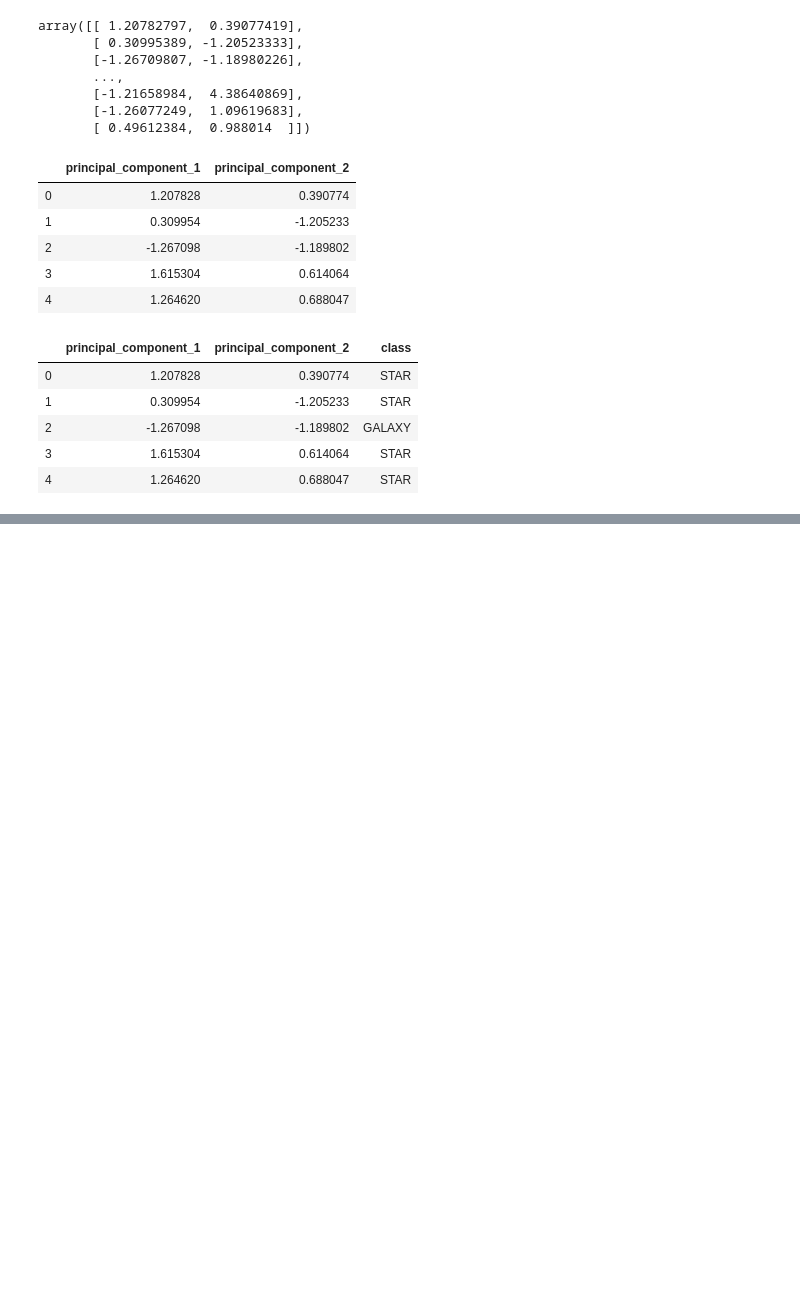
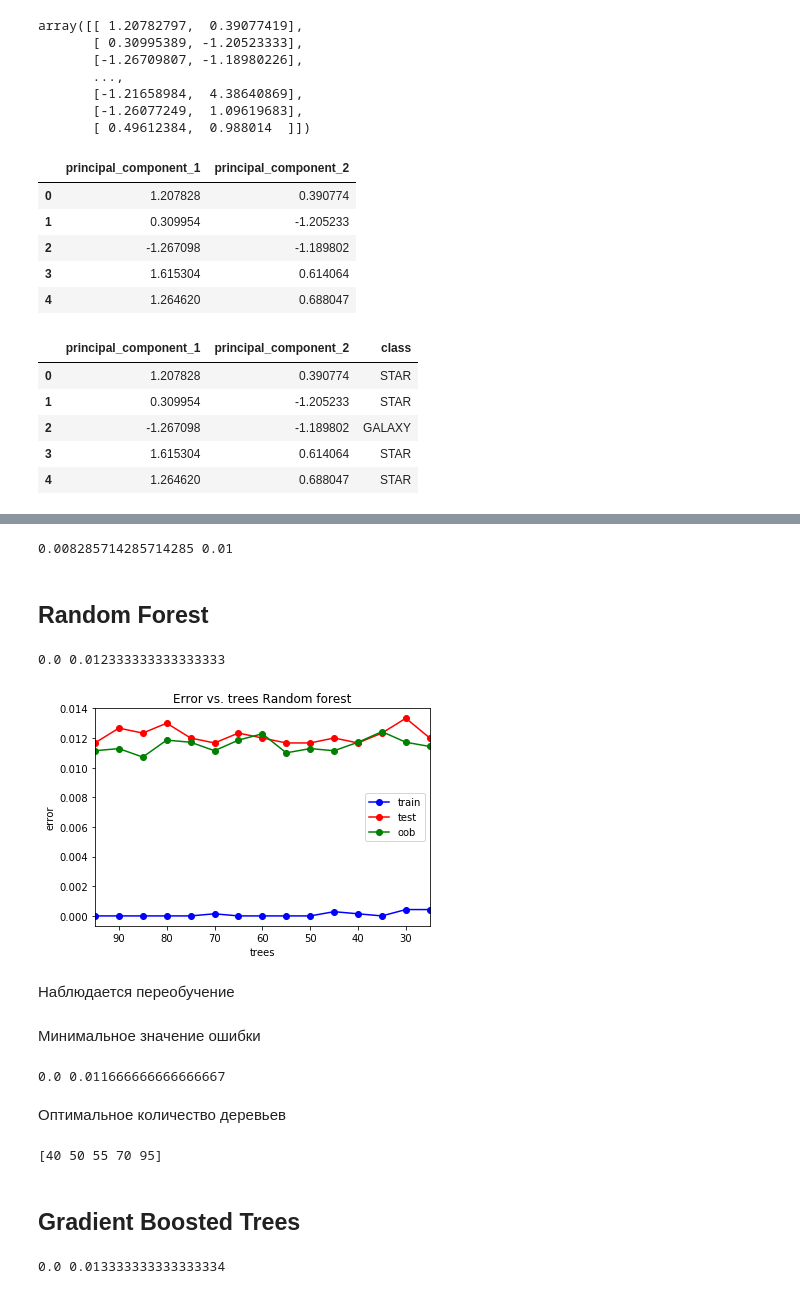
Before and after one commit to SylaiseElvenan/LM, a Jupyter notebook: homework.ipynb, the cells around one changed output, grey strips where cells are left out. Cells and saved outputs as stored; diff of their text form; code cells hidden in the pictures; blank space fills up the shorter version.

```diff
--- a/homework.ipynb
+++ b/homework.ipynb
@@ -610,0 +724,3 @@ plt.grid()
+# %%
+mlp_model = MLPClassifier(alpha = alpha_opt, hidden_layer_sizes = (neuron_opt, 2), solver = 'lbfgs', activation = 'logistic', random_state = 17)
+mlp_model.fit(X_train, y_train)
@@ -610,0 +736,72 @@ plt.grid()
+# %%
+y_train_pred = mlp_model.predict(X_train)
+y_test_pred = mlp_model.predict(X_test)
+print(np.mean(y_train != y_train_pred), np.mean(y_test != y_test_pred))
+# %% [output]
+0.008285714285714285 0.01
+# %% [markdown]
+## Random Forest
+# %%
+from sklearn import ensemble
+rf = ensemble.RandomForestClassifier(n_estimators = 1000)
+rf.fit(X_train, y_train)
+
+err_train = np.mean(y_train != rf.predict(X_train))
+err_test  = np.mean(y_test  != rf.predict(X_test))
+
+print(err_train, err_test)
+# %% [output]
+0.0 0.012333333333333333
+# %%
+trees_arr = np.arange(25, 100, 5)
+test_err = []
+train_err = []
+oob_err = []
+for trees in trees_arr:
+    rf = ensemble.RandomForestClassifier(n_estimators = trees, oob_score=True)
+    rf.fit(X_train, y_train)
+    train_err.append(np.mean(y_train != rf.predict(X_train)))
+    test_err.append(np.mean(y_test  != rf.predict(X_test)))
+    oob_err.append(1 - rf.oob_score_)
+
+plt.plot(trees_arr, train_err, 'b-o', label = 'train')
+plt.plot(trees_arr, test_err, 'r-o', label = 'test')
+plt.plot(trees_arr, oob_err, 'g-o', label = 'oob')
+plt.xlim([np.max(trees_arr), np.min(trees_arr)])
+plt.title('Error vs. trees Random forest')
+plt.xlabel('trees')
+plt.ylabel('error')
+plt.legend()
+pass
+# %% [output]
+[figure, added]
+# %% [markdown]
+Наблюдается переобучение
+# %% [markdown]
+Минимальное значение ошибки
+# %%
+min_train_err = np.min(train_err)
+min_test_err = np.min(test_err)
+print(min_train_err, min_test_err)
+# %% [output]
+0.0 0.011666666666666667
+# %% [markdown]
+Оптимальное количество деревьев
+# %%
+trees_opt = trees_arr[test_err == np.min(test_err)]
+print(trees_opt)
+trees_opt = trees_opt[0]
+# %% [output]
+[40 50 55 70 95]
+# %% [markdown]
+## Gradient Boosted Trees
+# %%
+rf = ensemble.GradientBoostingClassifier(n_estimators = 1000)
+rf.fit(X_train, y_train)
+
+err_train = np.mean(y_train != rf.predict(X_train))
+err_test  = np.mean(y_test  != rf.predict(X_test))
+
+print(err_train, err_test)
+# %% [output]
+0.0 0.013333333333333334
```
Also changed, not shown: parts of 48 cells of this notebook.
